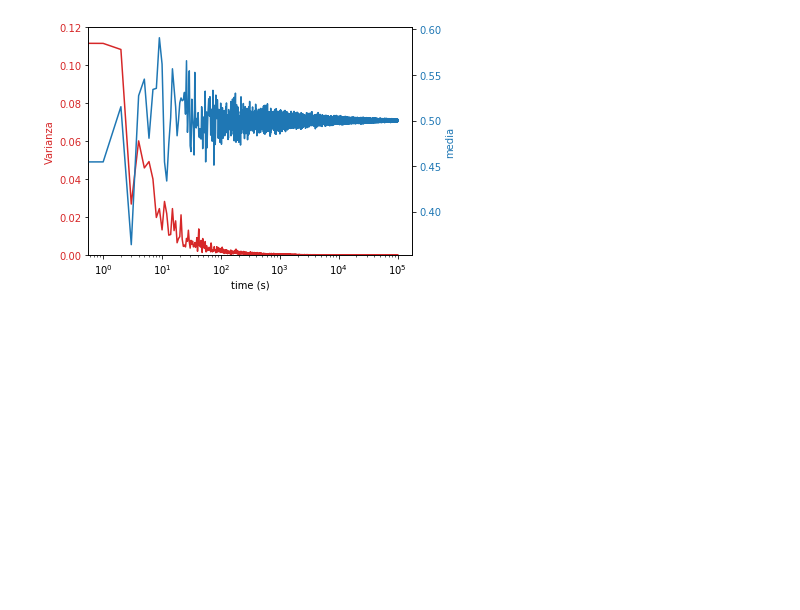
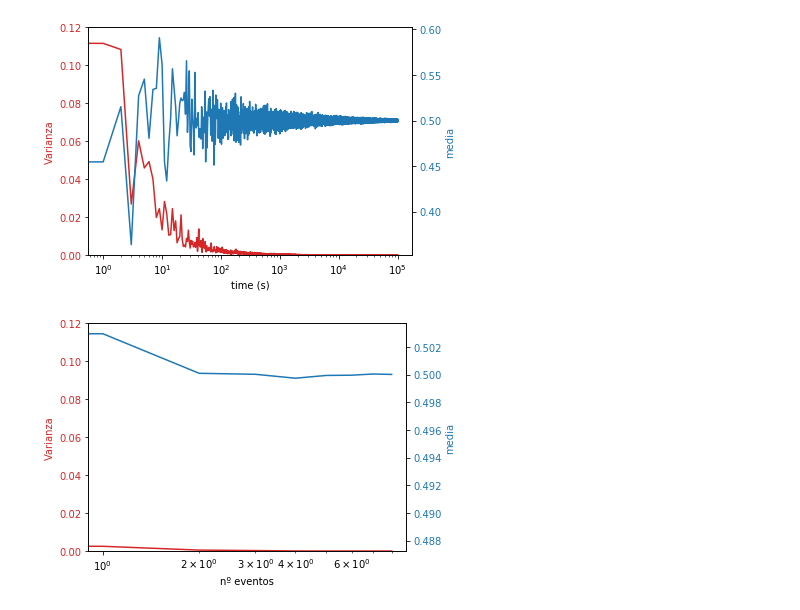
Before and after one commit to mharias/stats, a Jupyter notebook: stats.ipynb, the cells around one changed output. Saved outputs shown, nothing was run; the diff lists cells and outputs as text; code cells hidden in the pictures; blank space fills up the shorter version.

```diff
--- a/stats.ipynb
+++ b/stats.ipynb
@@ -221,0 +238,15 @@ plt.show()
+# %%
+#lista_exp=[1,10,100,500,1000,10000,50000,100000,1000000]
+lista_exp=[10,20,30,40,50,60,70,80,90]
+n_sucesos=10
+media=[]
+varianza=[]
+series={}
+varianza_0=1/4
+var_teorica=[]
+for n in lista_exp:
+    valores=np.random.binomial(1,0.5,n)
+    media.append(valores.mean())
+    var_teorica.append((1/4)/n)
+    varianza.append(valores.std()**2)
+    series[n]=valores
@@ -221,0 +284,22 @@ plt.show()
+# %%
+fig, ax1 = plt.subplots()
+
+color = 'tab:red'
+ax1.set_xscale('log', basex=10)
+ax1.set_xlabel('nº eventos')
+ax1.set_ylabel('Varianza', color=color)
+ax1.set_ylim(0,0.12)
+ax1.plot(varianza, color=color)
+ax1.tick_params(axis='y', labelcolor=color)
+
+ax2 = ax1.twinx()  # instantiate a second axes that shares the same x-axis
+
+color = 'tab:blue'
+ax2.set_ylabel('media', color=color)  # we already handled the x-label with ax1
+ax2.plot(media, color=color)
+ax2.tick_params(axis='y', labelcolor=color)
+
+fig.tight_layout()  # otherwise the right y-label is slightly clipped
+plt.show()
+# %% [output]
+[figure, added]
```
Also changed, not shown: parts of 3 cells of this notebook.
